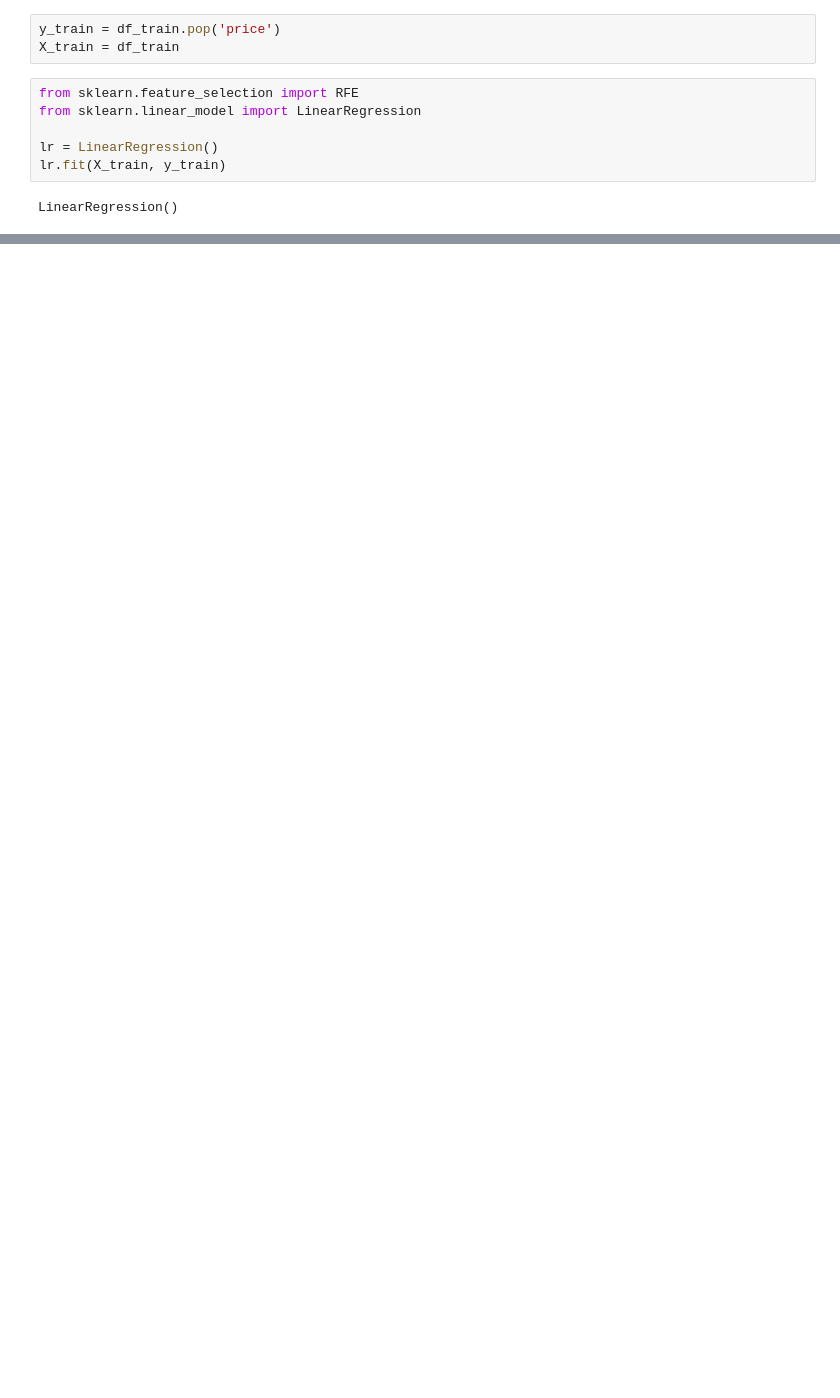
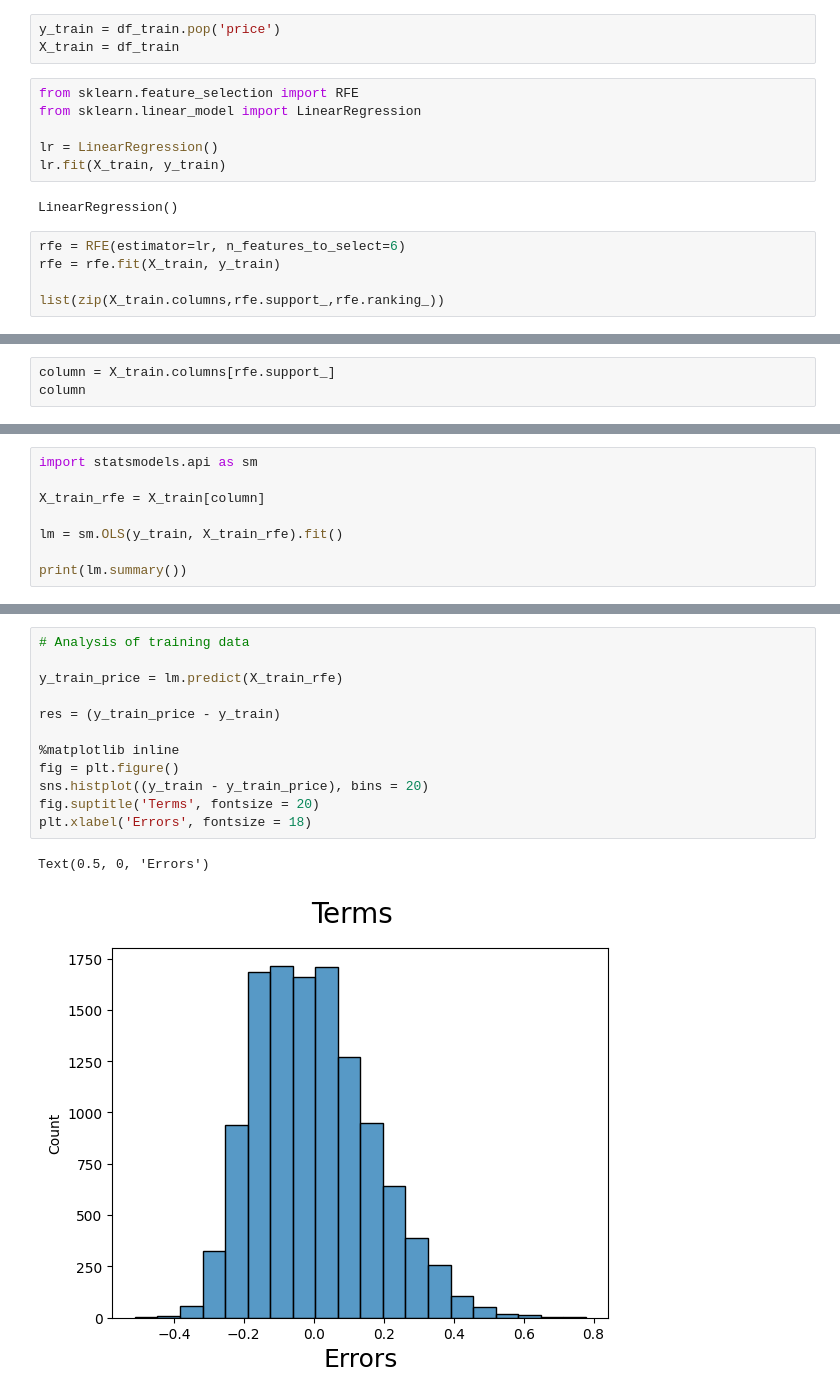
Before and after one commit to elliotb01/linear-regression-machine-learning, a Jupyter notebook: LinearRegression.ipynb, the cells around one changed output, grey strips where cells are left out. Drawn from its saved outputs; the diff is of its cells as text; blank space fills up the shorter version.

```diff
--- a/LinearRegression.ipynb
+++ b/LinearRegression.ipynb
@@ -157,3 +158,8 @@ lr = LinearRegression()
 lr.fit(X_train, y_train)
 # %% [output]
 LinearRegression()
+# %%
+rfe = RFE(estimator=lr, n_features_to_select=6)
+rfe = rfe.fit(X_train, y_train)
+
+list(zip(X_train.columns,rfe.support_,rfe.ranking_))
@@ -159,0 +185,3 @@ LinearRegression()
+# %%
+column = X_train.columns[rfe.support_]
+column
@@ -159,0 +197,8 @@ LinearRegression()
+# %%
+import statsmodels.api as sm
+
+X_train_rfe = X_train[column]
+
+lm = sm.OLS(y_train, X_train_rfe).fit()
+
+print(lm.summary())
@@ -159,0 +223,15 @@ LinearRegression()
+# %%
+# Analysis of training data
+
+y_train_price = lm.predict(X_train_rfe)
+
+res = (y_train_price - y_train)
+
+%matplotlib inline
+fig = plt.figure()
+sns.histplot((y_train - y_train_price), bins = 20)
+fig.suptitle('Terms', fontsize = 20)
+plt.xlabel('Errors', fontsize = 18)
+# %% [output]
+Text(0.5, 0, 'Errors')
+[figure, added]
```
Also changed, not shown: parts of 10 cells of this notebook.
